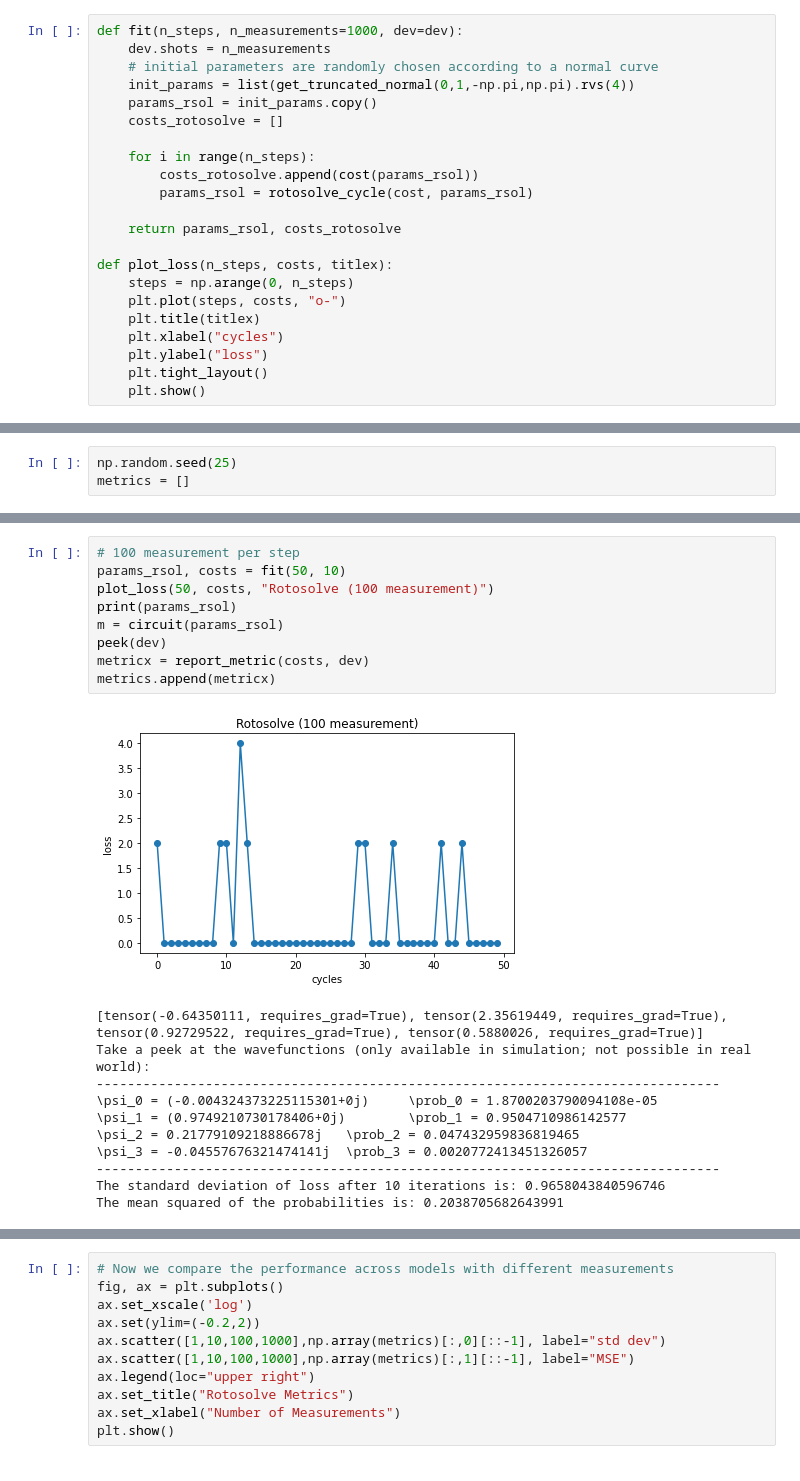
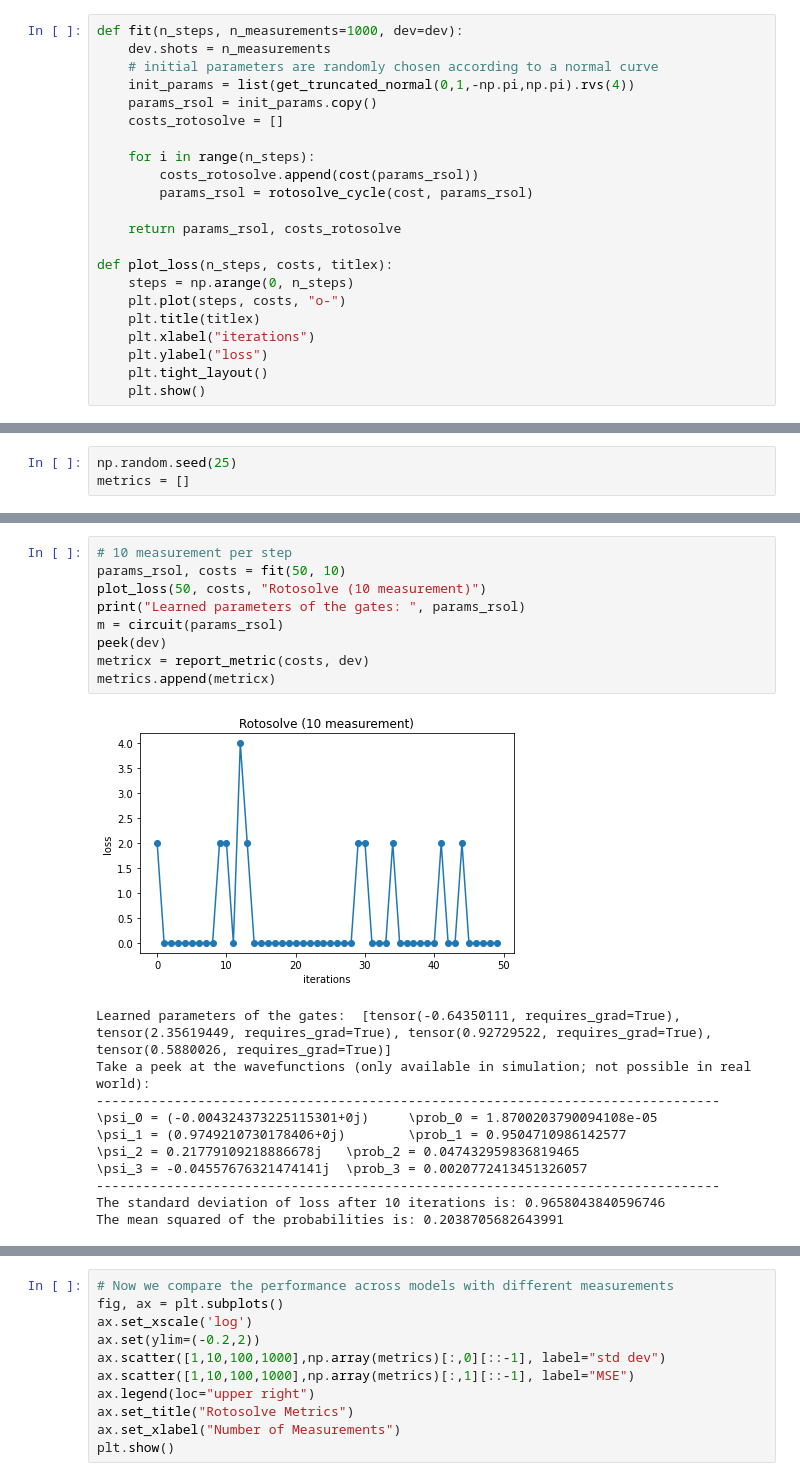
Before and after one commit to TDHTTTT/learn-bell, a Jupyter notebook: pennylane.ipynb, the cells around one changed output, grey strips where cells are left out. Saved outputs shown, nothing was run; the diff lists cells and outputs as text.

```diff
--- a/pennylane.ipynb
+++ b/pennylane.ipynb
@@ -140,7 +140,7 @@ def plot_loss(n_steps, costs, titlex):
     steps = np.arange(0, n_steps)
     plt.plot(steps, costs, "o-")
     plt.title(titlex)
-    plt.xlabel("cycles")
+    plt.xlabel("iterations")
     plt.ylabel("loss")
     plt.tight_layout()
     plt.show()
@@ -206,17 +206,17 @@ Take a peek at the wavefunctions (only available in simulation; not possible in
 The standard deviation of loss after 10 iterations is: 1.1037764389253426
 The mean squared of the probabilities is: 0.13688802270690764
 # %%
-# 100 measurement per step
+# 10 measurement per step
 params_rsol, costs = fit(50, 10)
-plot_loss(50, costs, "Rotosolve (100 measurement)")
-print(params_rsol)
+plot_loss(50, costs, "Rotosolve (10 measurement)")
+print("Learned parameters of the gates: ", params_rsol)
 m = circuit(params_rsol)
 peek(dev)
 metricx = report_metric(costs, dev)
 metrics.append(metricx)
 # %% [output]
-[figure, old version]
+[figure, new version]
-[tensor(-0.64350111, requires_grad=True), tensor(2.35619449, requires_grad=True), tensor(0.92729522, requires_grad=True), tensor(0.5880026, requires_grad=True)]
+Learned parameters of the gates:  [tensor(-0.64350111, requires_grad=True), tensor(2.35619449, requires_grad=True), tensor(0.92729522, requires_grad=True), tensor(0.5880026, requires_grad=True)]
 Take a peek at the wavefunctions (only available in simulation; not possible in real world):
 --------------------------------------------------------------------------------
 \psi_0 = (-0.004324373225115301+0j)     \prob_0 = 1.8700203790094108e-05
```
Also changed, not shown: parts of 17 cells of this notebook.
